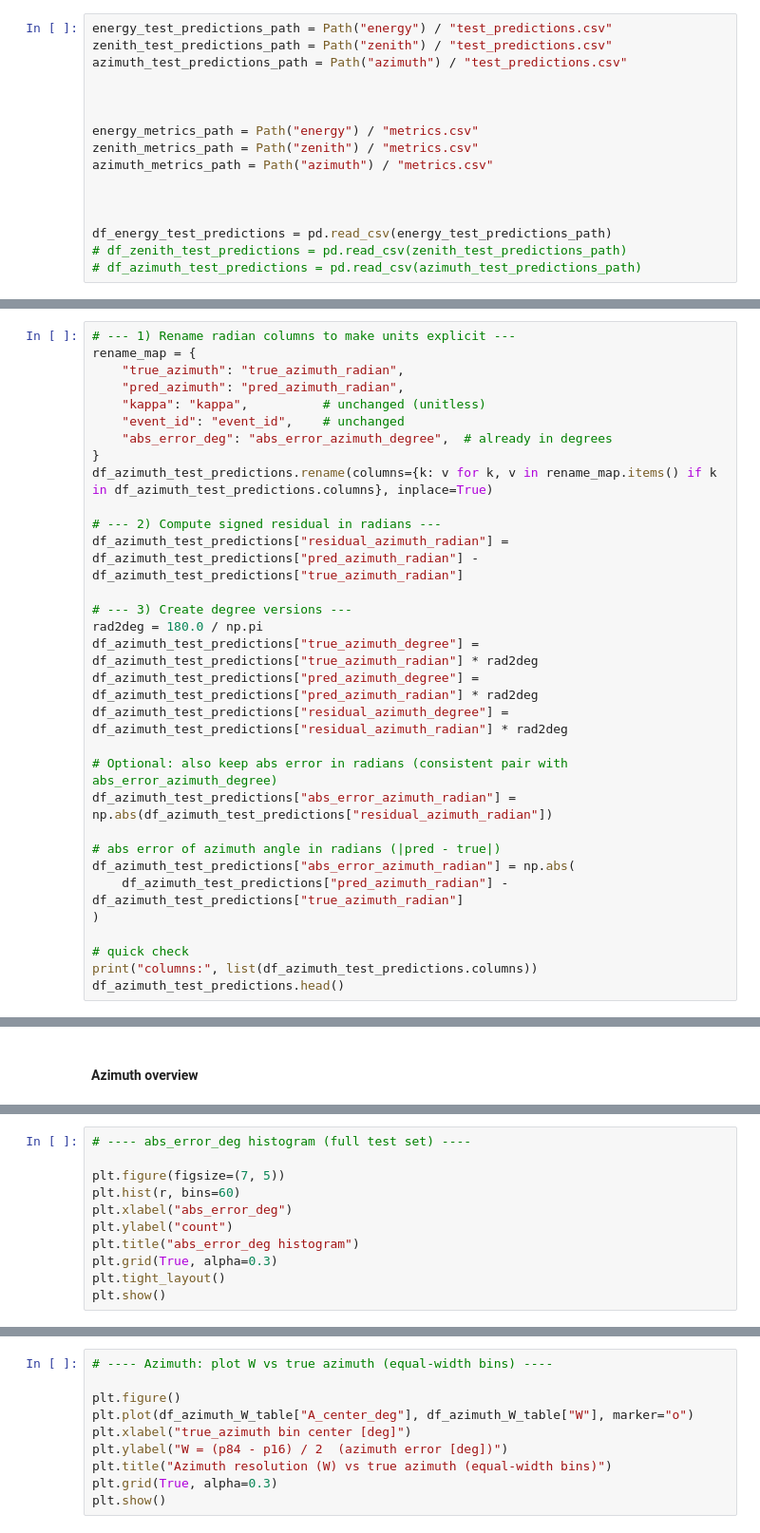
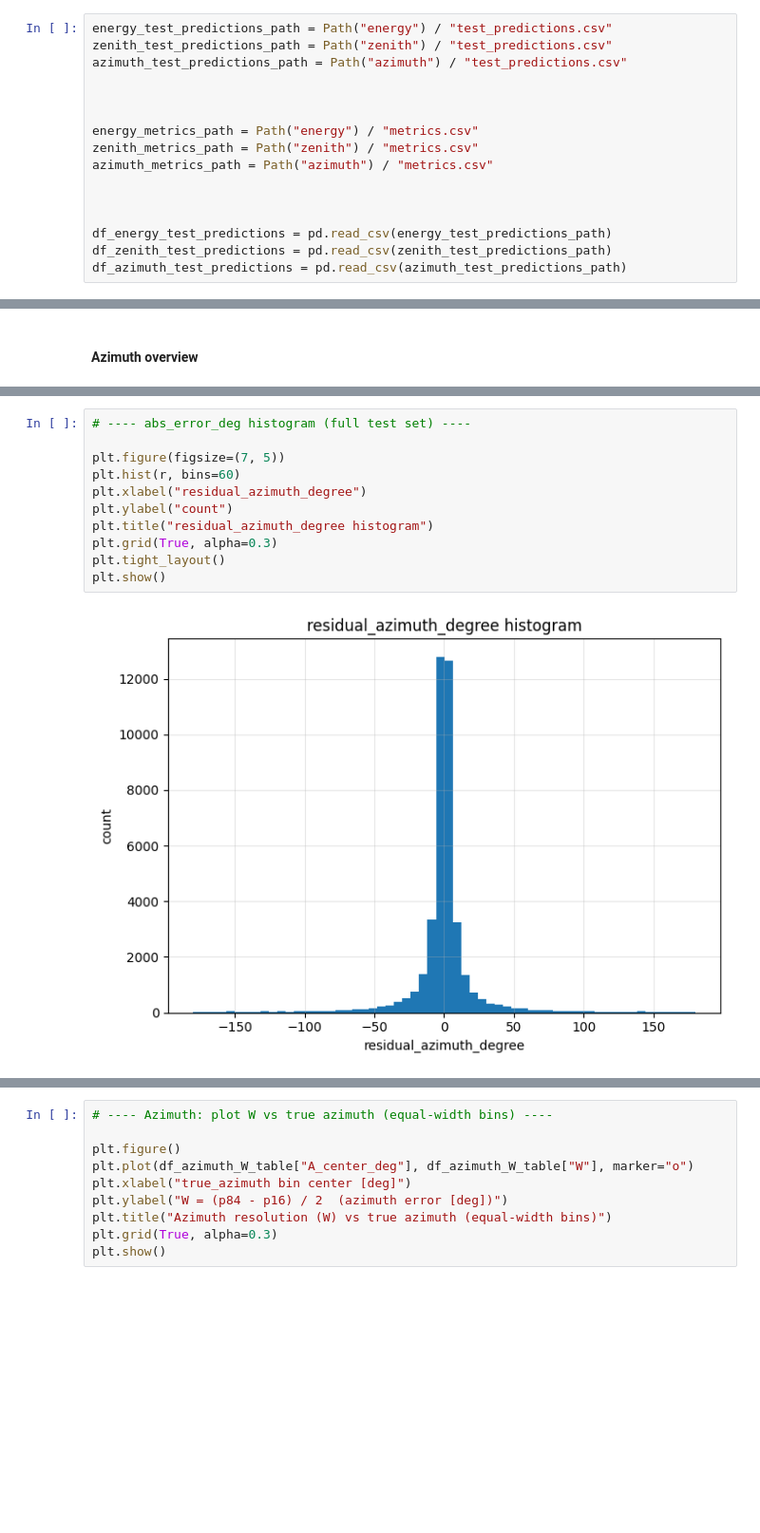
Before and after one commit to kubrabas/Graphnet-Applications, a Jupyter notebook: Training/EventPulseSeries_nonoise/initiative2/result_analysis.ipynb, the cells around one changed output, grey strips where cells are left out. Shown at 95% size. Drawn from its saved outputs; the diff is of its cells as text; blank space fills up the shorter version.

```diff
--- a/Training/EventPulseSeries_nonoise/initiative2/result_analysis.ipynb
+++ b/Training/EventPulseSeries_nonoise/initiative2/result_analysis.ipynb
@@ -30,8 +34,8 @@ azimuth_metrics_path = Path("azimuth") / "metrics.csv"
 
 
 df_energy_test_predictions = pd.read_csv(energy_test_predictions_path)
-# df_zenith_test_predictions = pd.read_csv(zenith_test_predictions_path)
-# df_azimuth_test_predictions = pd.read_csv(azimuth_test_predictions_path)
+df_zenith_test_predictions = pd.read_csv(zenith_test_predictions_path)
+df_azimuth_test_predictions = pd.read_csv(azimuth_test_predictions_path)
 # %% [markdown]
 ## 1) test_predictions.csv
 # %% [markdown]
@@ -1048,37 +1156,6 @@ The table above reports the **minimum** and **maximum** value observed in each *
 - `abs_error_deg` is in **degrees**.
 - `kappa` is **dimensionless** (concentration parameter).
 - `event_id` is an **integer identifier** (unitless).
-# %%
-# --- 1) Rename radian columns to make units explicit ---
-rename_map = {
-    "true_azimuth": "true_azimuth_radian",
-    "pred_azimuth": "pred_azimuth_radian",
-    "kappa": "kappa",          # unchanged (unitless)
-    "event_id": "event_id",    # unchanged
-    "abs_error_deg": "abs_error_azimuth_degree",  # already in degrees
-}
-df_azimuth_test_predictions.rename(columns={k: v for k, v in rename_map.items() if k in df_azimuth_test_predictions.columns}, inplace=True)
-
-# --- 2) Compute signed residual in radians ---
-df_azimuth_test_predictions["residual_azimuth_radian"] = df_azimuth_test_predictions["pred_azimuth_radian"] - df_azimuth_test_predictions["true_azimuth_radian"]
-
-# --- 3) Create degree versions ---
-rad2deg = 180.0 / np.pi
-df_azimuth_test_predictions["true_azimuth_degree"] = df_azimuth_test_predictions["true_azimuth_radian"] * rad2deg
-df_azimuth_test_predictions["pred_azimuth_degree"] = df_azimuth_test_predictions["pred_azimuth_radian"] * rad2deg
-df_azimuth_test_predictions["residual_azimuth_degree"] = df_azimuth_test_predictions["residual_azimuth_radian"] * rad2deg
-
-# Optional: also keep abs error in radians (consistent pair with abs_error_azimuth_degree)
-df_azimuth_test_predictions["abs_error_azimuth_radian"] = np.abs(df_azimuth_test_predictions["residual_azimuth_radian"])
-
-# abs error of azimuth angle in radians (|pred - true|)
-df_azimuth_test_predictions["abs_error_azimuth_radian"] = np.abs(
-    df_azimuth_test_predictions["pred_azimuth_radian"] - df_azimuth_test_predictions["true_azimuth_radian"]
-)
-
-# quick check
-print("columns:", list(df_azimuth_test_predictions.columns))
-df_azimuth_test_predictions.head()
 # %%
 print("Rows:", len(df_azimuth_test_predictions))
 
@@ -1112,14 +1215,16 @@ print(f"p16={p16:.4f}, p50={p50:.4f}, p84={p84:.4f}, W={W:.4f}")
 # %%
 # ---- abs_error_deg histogram (full test set) ----
 
 plt.figure(figsize=(7, 5))
 plt.hist(r, bins=60)
-plt.xlabel("abs_error_deg")
+plt.xlabel("residual_azimuth_degree")
 plt.ylabel("count")
-plt.title("abs_error_deg histogram")
+plt.title("residual_azimuth_degree histogram")
 plt.grid(True, alpha=0.3)
 plt.tight_layout()
 plt.show()
+# %% [output]
+[figure, added]
 # %%
 # ---- Azimuth: residual vs true_azimuth scatter + binned median (NO subsample) ----
 
```
Also changed, not shown: parts of 33 cells of this notebook, 5 other files.
